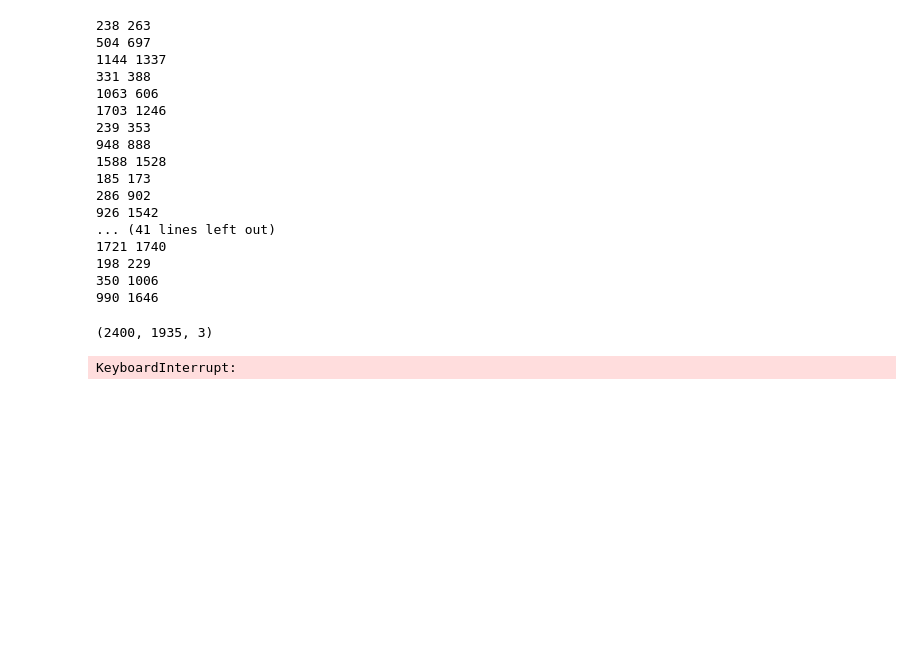
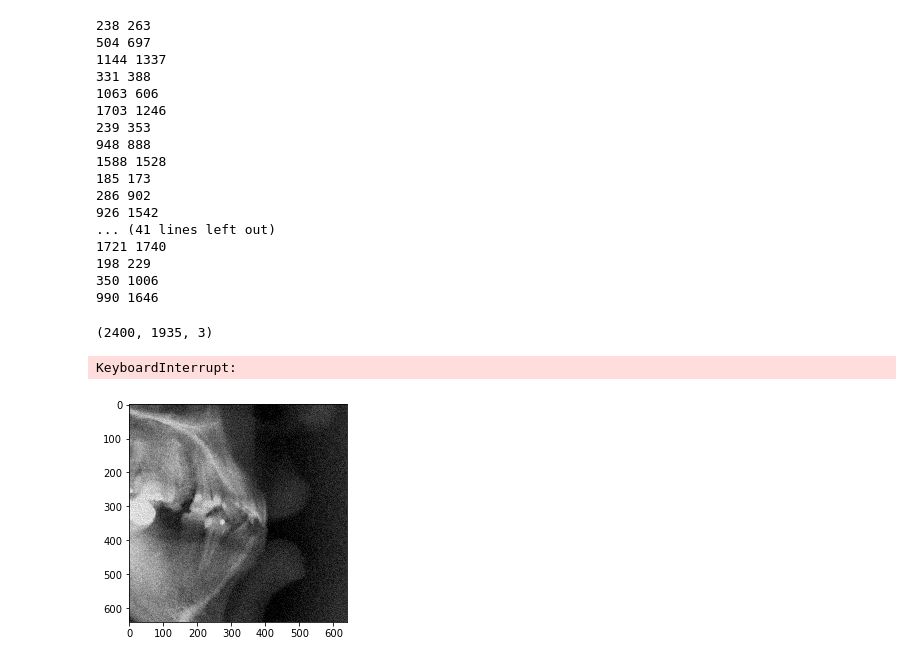
Before and after one commit to charming00/learn-gluon, a Jupyter notebook: chapter_computer-vision/ImageProcess.ipynb, the cells around one changed output. Cells and saved outputs as stored; diff of their text form; code cells hidden in the pictures; blank space fills up the shorter version.

```diff
--- a/chapter_computer-vision/ImageProcess.ipynb
+++ b/chapter_computer-vision/ImageProcess.ipynb
@@ -12,7 +12,7 @@ contrast_root = data_root + "/ContrastImage"
 contrast1_root = data_root + "/ContrastImage1"
 # %%
 # mkdir
-dir_path = data_root + "/ContrastImage1"
+dir_path = data_root + "/GaussianNoise4"
 if not os.path.exists(dir_path):
     os.mkdir(dir_path)
 
@@ -124,0 +141,12 @@ for j in range(0,400):
+# %%
+from mxnet import image
+import matplotlib.pyplot as plt
+gaussian_root = data_root + "/GaussianNoise4"
+
+src_file = gaussian_root +  "/06/001.bmp"
+
+img = image.imread(src_file)
+plt.imshow(img.asnumpy())
+plt.show()
+# %% [output]
+[figure, added]
```
Also changed, not shown: parts of 3 cells of this notebook, 3 other files.
